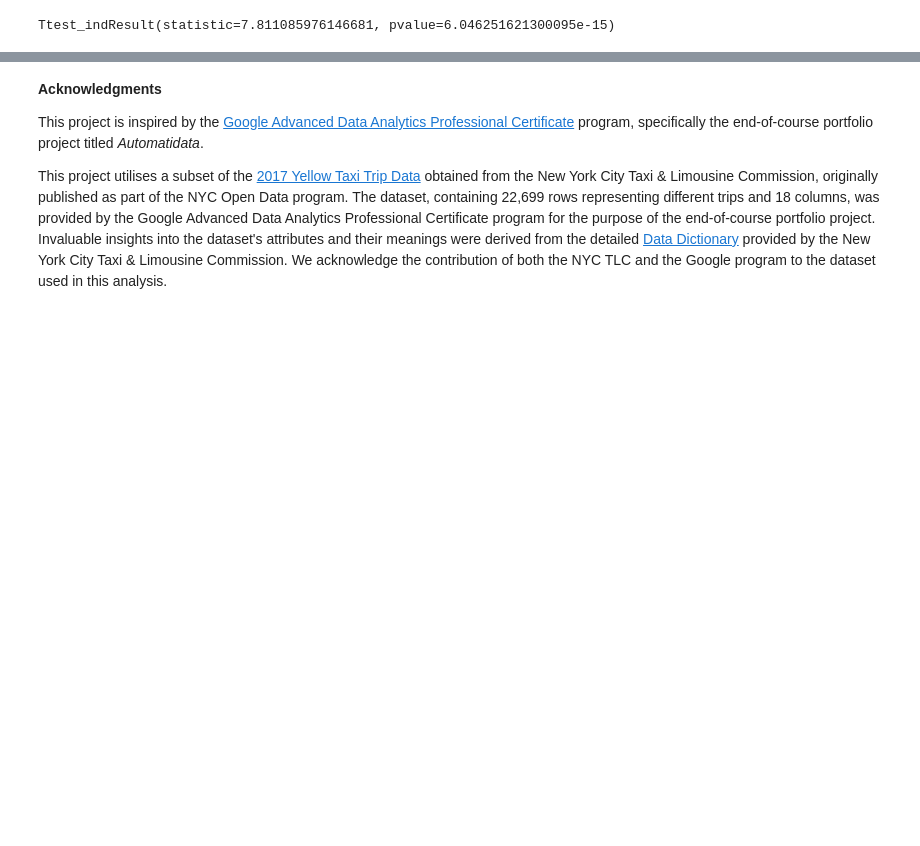
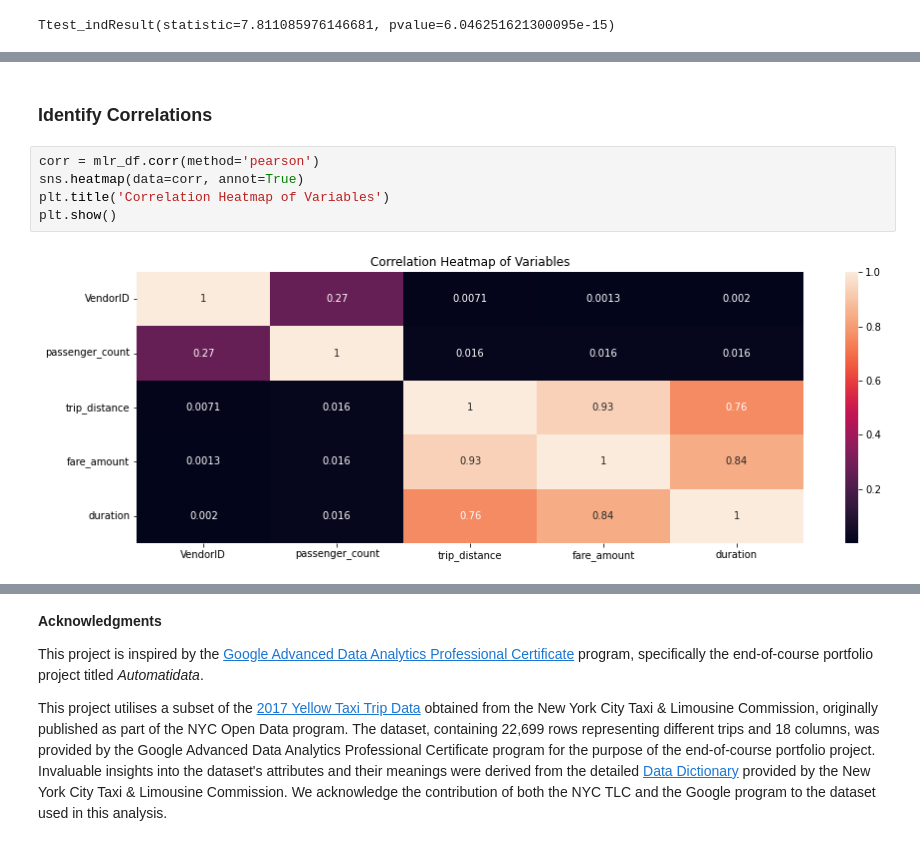
Before and after one commit to sssunri/farecast_NYC-TLC_estimation, a Jupyter notebook: fare_estimation.ipynb, the cells around one changed output, grey strips where cells are left out. Drawn from its saved outputs; the diff is of its cells as text; blank space fills up the shorter version.

Commit message:
identify variable correlation

```diff
--- a/fare_estimation.ipynb
+++ b/fare_estimation.ipynb
@@ -1257,0 +1258,9 @@ mlr_df.head()
+# %% [markdown]
+### Identify Correlations
+# %%
+corr = mlr_df.corr(method='pearson')
+sns.heatmap(data=corr, annot=True)
+plt.title('Correlation Heatmap of Variables')
+plt.show()
+# %% [output]
+[figure, added]
```
Also changed, not shown: parts of 30 cells of this notebook.
